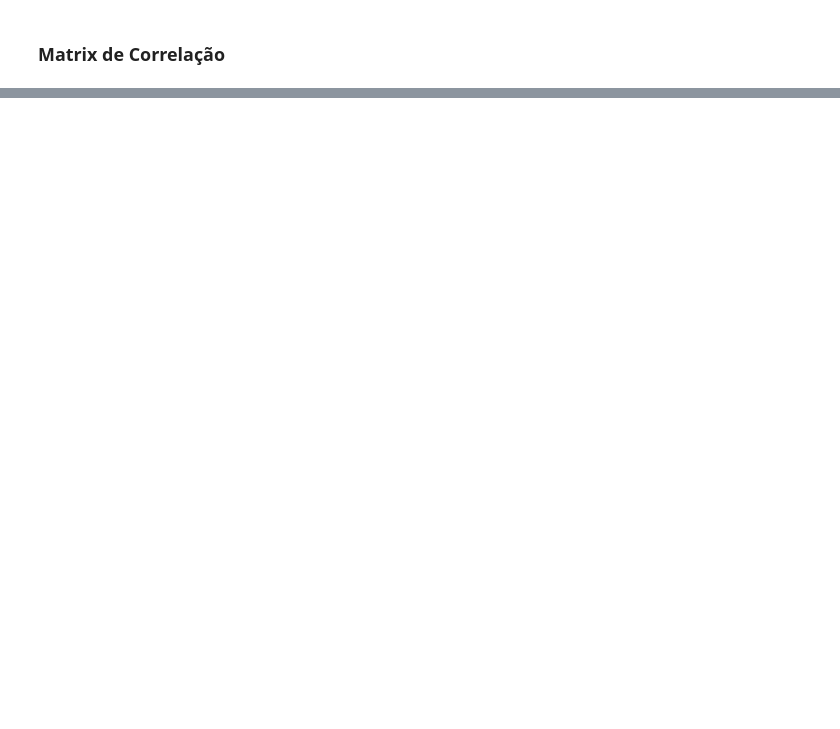
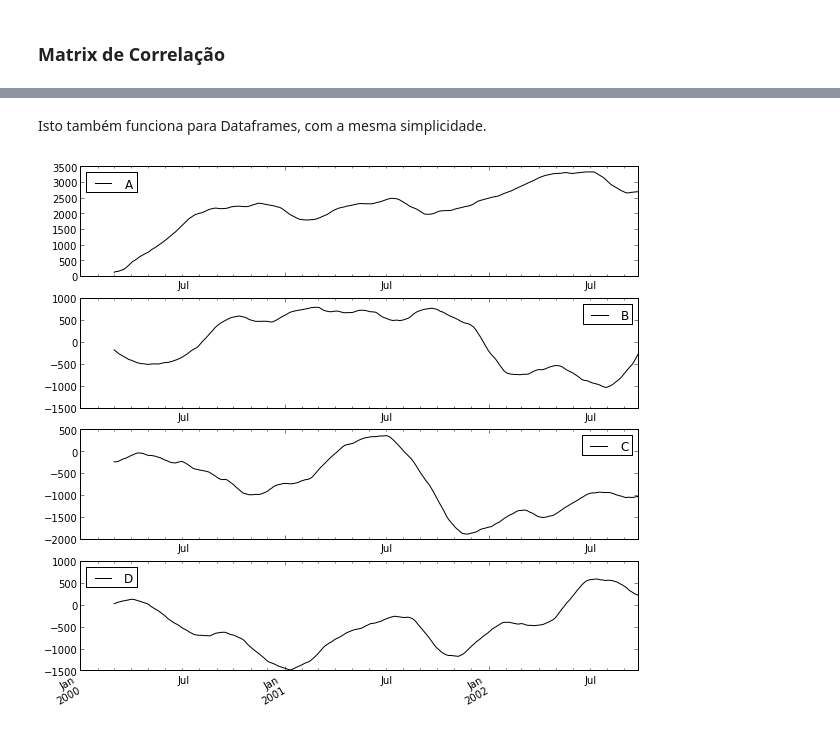
Before and after one commit to EMAp/RegLinear, a Jupyter notebook: Pandas/Pandas e Statsmodels 2.ipynb, the cells around one changed output, grey strips where cells are left out. Cells and saved outputs as stored; diff of their text form; code cells hidden in the pictures; blank space fills up the shorter version.

```diff
--- a/Pandas/Pandas e Statsmodels 2.ipynb
+++ b/Pandas/Pandas e Statsmodels 2.ipynb
@@ -188,0 +222,9 @@ df.T.corr().to_string() # Transpondo para correlacionar os municípios ao invés
+# %% [markdown]
+Isto também funciona para Dataframes, com a mesma simplicidade.
+# %%
+df = pd.DataFrame(randn(1000, 4), index=ts.index,columns=['A', 'B', 'C', 'D'])
+# %%
+df = df.cumsum()
+pd.rolling_sum(df, 60).plot(subplots=True,figsize=(10,10));
+# %% [output]
+[figure, added]
```
Also changed, not shown: parts of 29 cells of this notebook, 1 other file.
